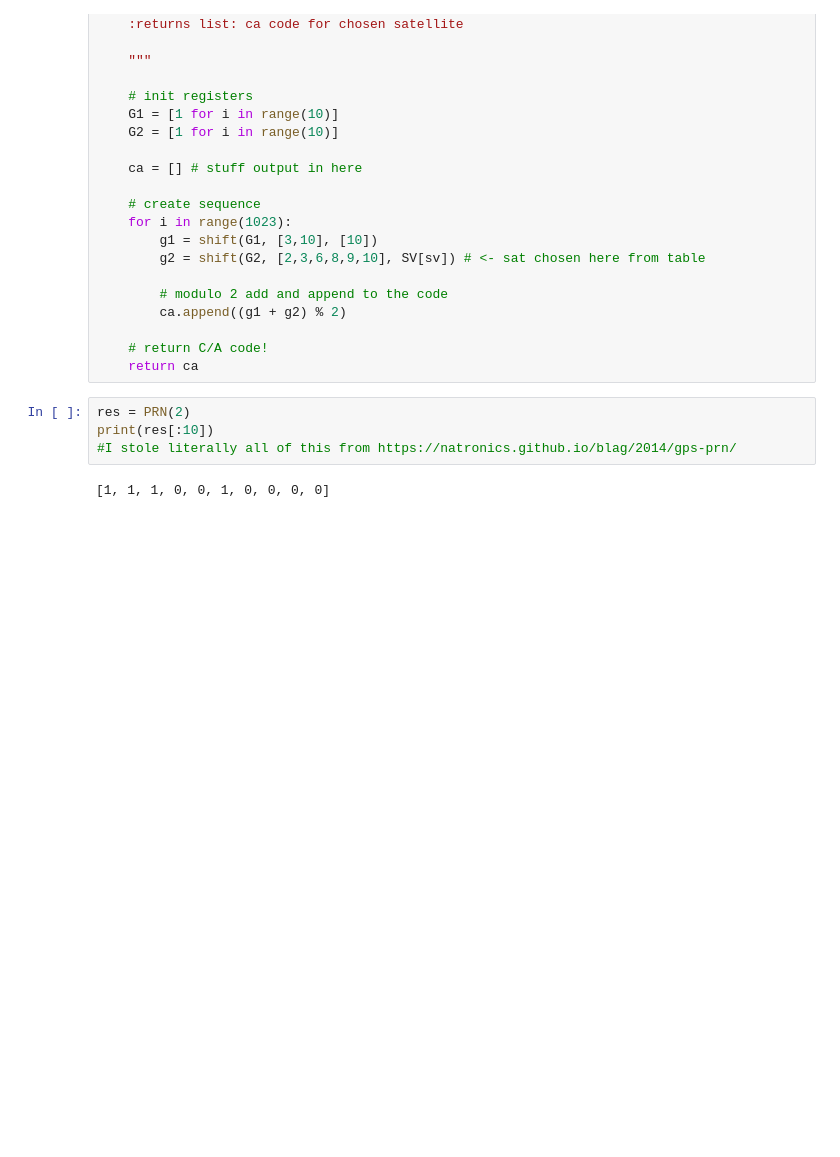
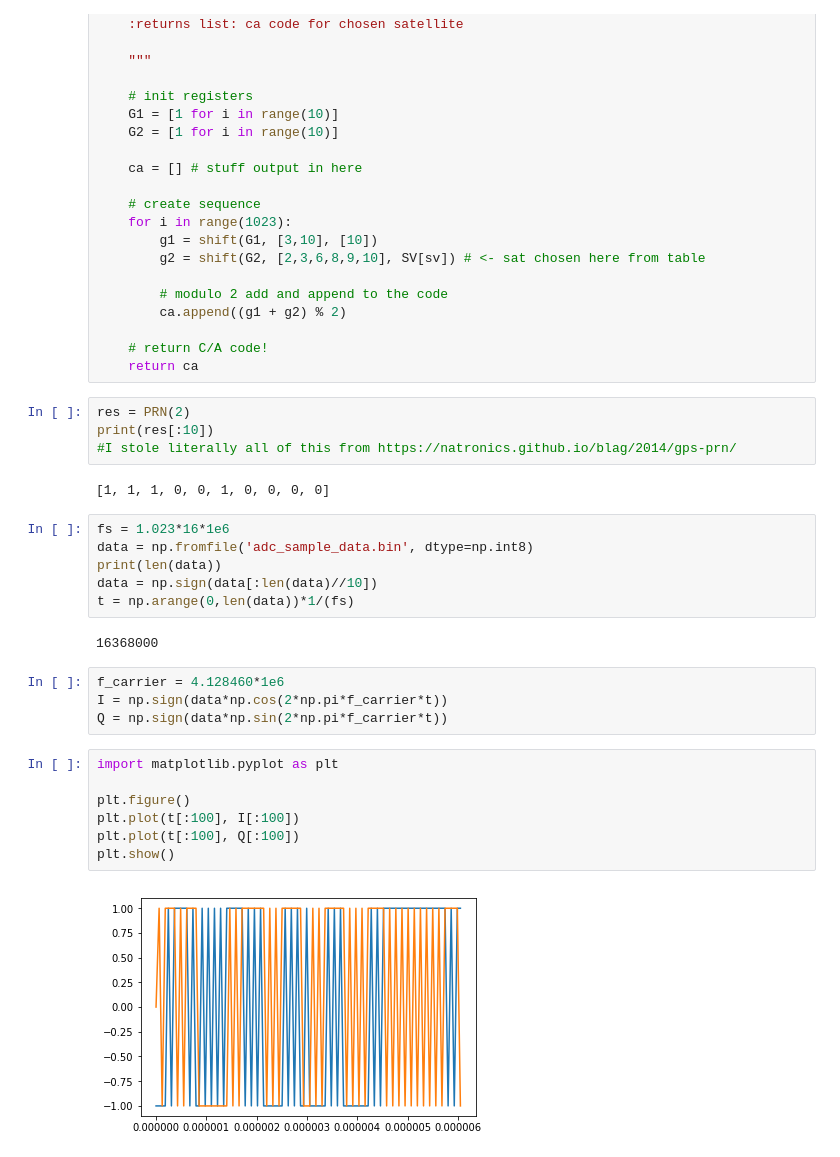
Before and after one commit to ucb-ee290c/fa18-gps, a Jupyter notebook: python/PRN_Generator.ipynb, the cells around one changed output. Drawn from its saved outputs; the diff is of its cells as text; blank space fills up the shorter version.

```diff
--- a/python/PRN_Generator.ipynb
+++ b/python/PRN_Generator.ipynb
@@ -94,3 +94,24 @@ print(res[:10])
 #I stole literally all of this from https://natronics.github.io/blag/2014/gps-prn/
 # %% [output]
 [1, 1, 1, 0, 0, 1, 0, 0, 0, 0]
+# %%
+fs = 1.023*16*1e6
+data = np.fromfile('adc_sample_data.bin', dtype=np.int8)
+print(len(data))
+data = np.sign(data[:len(data)//10])
+t = np.arange(0,len(data))*1/(fs)
+# %% [output]
+16368000
+# %%
+f_carrier = 4.128460*1e6
+I = np.sign(data*np.cos(2*np.pi*f_carrier*t))
+Q = np.sign(data*np.sin(2*np.pi*f_carrier*t))
+# %%
+import matplotlib.pyplot as plt
+
+plt.figure()
+plt.plot(t[:100], I[:100])
+plt.plot(t[:100], Q[:100])
+plt.show()
+# %% [output]
+[figure, added]
```
Also changed, not shown: parts of 13 cells of this notebook, 4 other files.
